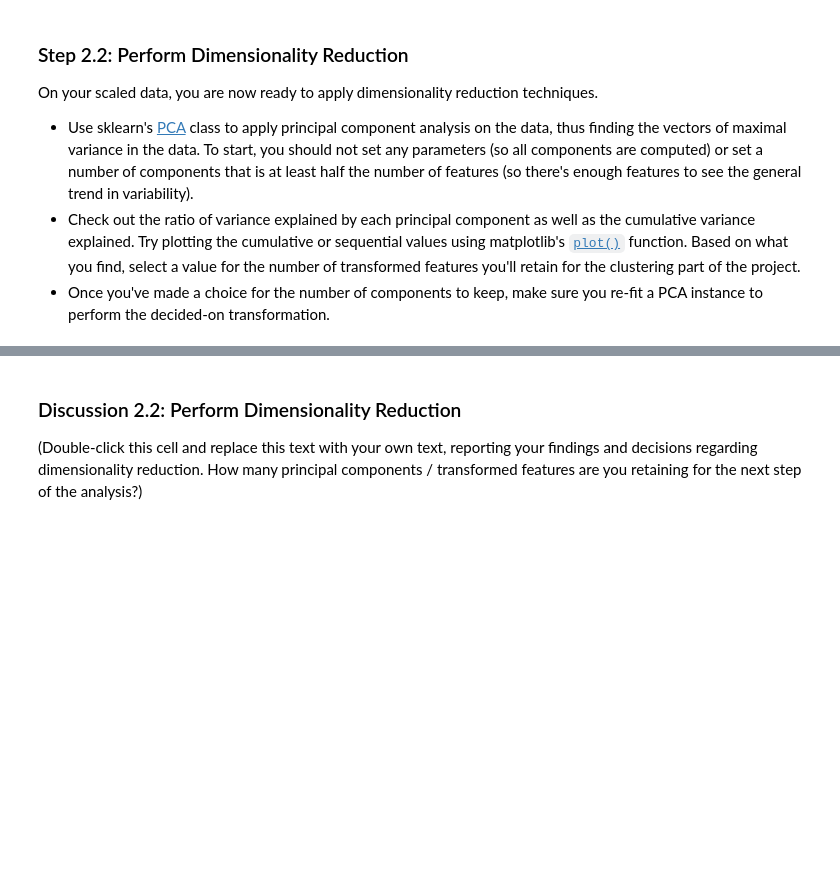
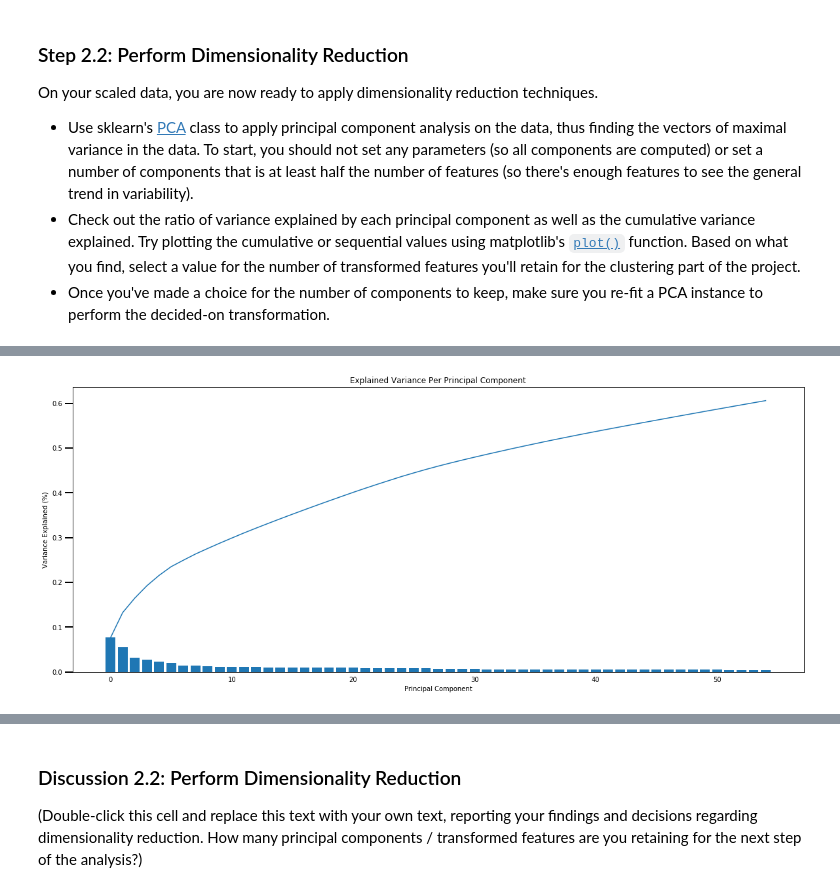
Before and after one commit to marooned20/identify-customer-segments, a Jupyter notebook: Identify_Customer_Segments.ipynb, the cells around one changed output, grey strips where cells are left out. Saved outputs shown, nothing was run; the diff lists cells and outputs as text; code cells hidden in the pictures; blank space fills up the shorter version.

```diff
--- a/Identify_Customer_Segments.ipynb
+++ b/Identify_Customer_Segments.ipynb
@@ -736,0 +750,6 @@ for comp in range(20, df_scale.shape[1]):
+# %%
+pca_55 = PCA(55)
+X_pca_55 = pca_55.fit_transform(df_scale)
+scree_plot(pca_55)
+# %% [output]
+[figure, added]
```
Also changed, not shown: parts of 23 cells of this notebook, 2 other files.
